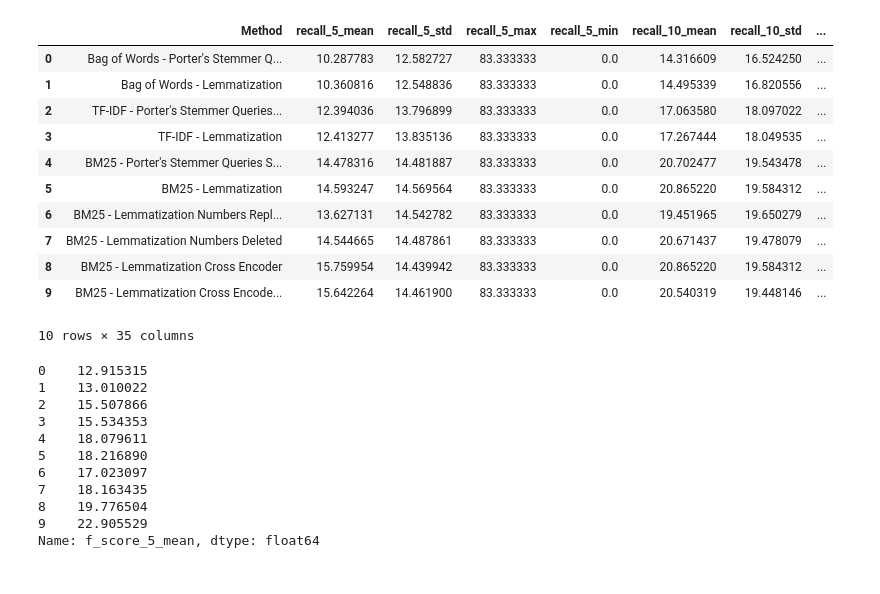
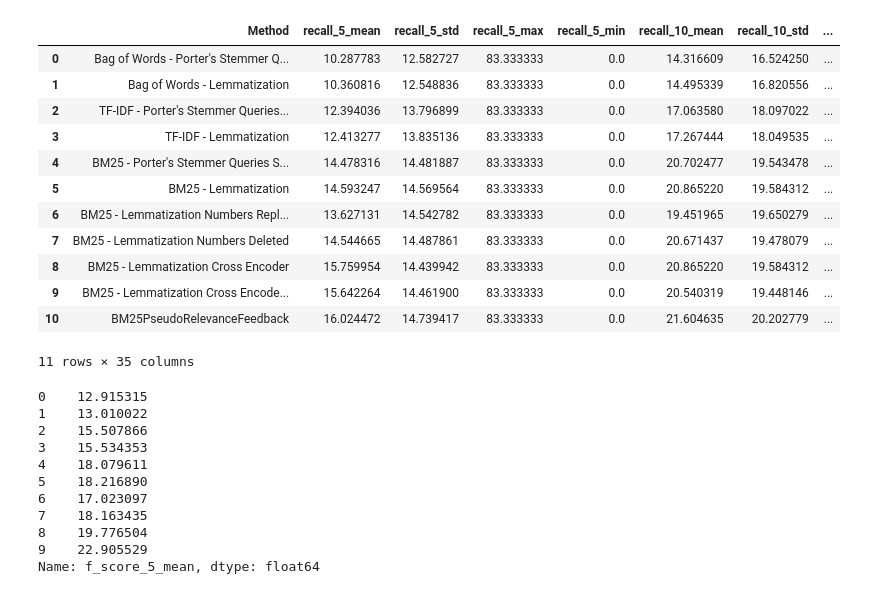
Before and after one commit to TahaSoylu44/Information-Retrieval, a Jupyter notebook: sparse/analyze_sparse_methods.ipynb, the cells around one changed output. Drawn from its saved outputs; the diff is of its cells as text; code cells hidden in the pictures.

```diff
--- a/sparse/analyze_sparse_methods.ipynb
+++ b/sparse/analyze_sparse_methods.ipynb
@@ -11,22 +11,24 @@ df_7 = pd.read_parquet("parquets/BM25-LemmatizationNumbersReplaced.parquet")
 df_8 = pd.read_parquet("parquets/BM25LemmatizationNumbersDeleted.parquet")
 df_9 = pd.read_parquet("parquets/BM25LemmatizationCrossEncoder.parquet")
 df_10 = pd.read_parquet("parquets/BM25LemmatizationCrossEncoderWithQueryExpansion.parquet")
+df_11 = pd.read_parquet("parquets/BM25PseudoRelevanceFeedback.parquet")
 # %%
-df = pd.concat([df_1, df_2, df_3, df_4, df_5, df_6, df_7, df_8, df_9, df_10], ignore_index=True)
+df = pd.concat([df_1, df_2, df_3, df_4, df_5, df_6, df_7, df_8, df_9, df_10, df_11], ignore_index=True)
 df
 # %% [output]
 |  | Method | recall_5_mean | recall_5_std | recall_5_max | recall_5_min | recall_10_mean | recall_10_std | ... |
 | 0 | Bag of Words - Porter's Stemmer Q... | 10.287783 | 12.582727 | 83.333333 | 0.0 | 14.316609 | 16.524250 | ... |
 | 1 | Bag of Words - Lemmatization | 10.360816 | 12.548836 | 83.333333 | 0.0 | 14.495339 | 16.820556 | ... |
 | 2 | TF-IDF - Porter's Stemmer Queries... | 12.394036 | 13.796899 | 83.333333 | 0.0 | 17.063580 | 18.097022 | ... |
 | 3 | TF-IDF - Lemmatization | 12.413277 | 13.835136 | 83.333333 | 0.0 | 17.267444 | 18.049535 | ... |
 | 4 | BM25 - Porter's Stemmer Queries S... | 14.478316 | 14.481887 | 83.333333 | 0.0 | 20.702477 | 19.543478 | ... |
 | 5 | BM25 - Lemmatization | 14.593247 | 14.569564 | 83.333333 | 0.0 | 20.865220 | 19.584312 | ... |
 | 6 | BM25 - Lemmatization Numbers Repl... | 13.627131 | 14.542782 | 83.333333 | 0.0 | 19.451965 | 19.650279 | ... |
 | 7 | BM25 - Lemmatization Numbers Deleted | 14.544665 | 14.487861 | 83.333333 | 0.0 | 20.671437 | 19.478079 | ... |
 | 8 | BM25 - Lemmatization Cross Encoder | 15.759954 | 14.439942 | 83.333333 | 0.0 | 20.865220 | 19.584312 | ... |
 | 9 | BM25 - Lemmatization Cross Encode... | 15.642264 | 14.461900 | 83.333333 | 0.0 | 20.540319 | 19.448146 | ... |
+| 10 | BM25PseudoRelevanceFeedback | 16.024472 | 14.739417 | 83.333333 | 0.0 | 21.604635 | 20.202779 | ... |
-10 rows × 35 columns
+11 rows × 35 columns
 # %%
 df["f_score_5_mean"]
 # %% [output]
```
Also changed, not shown: 3 other files.
